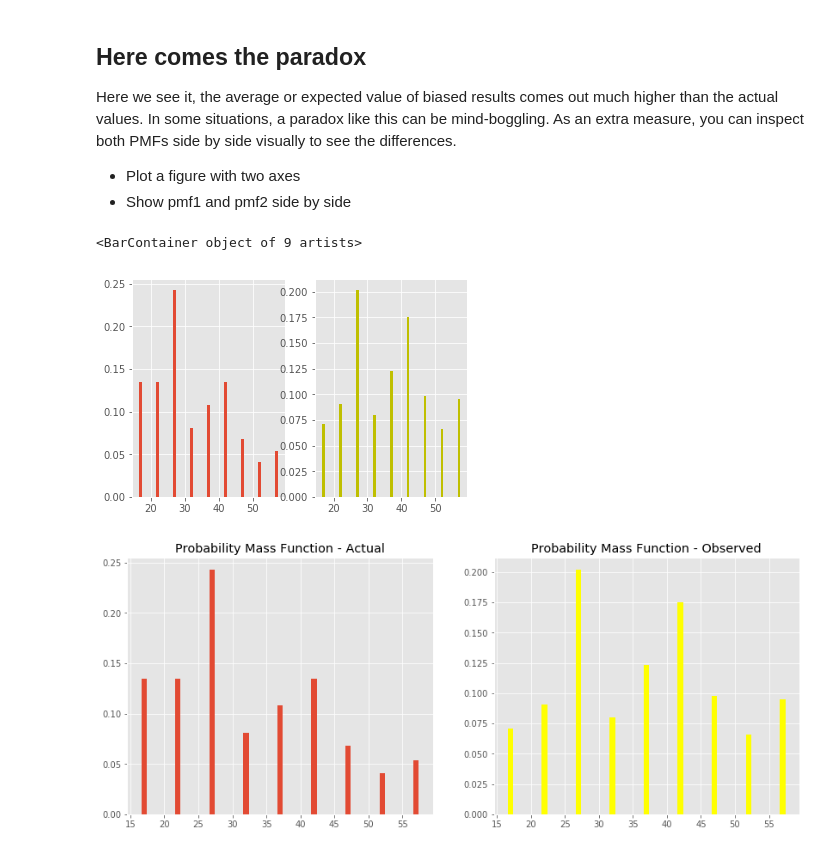
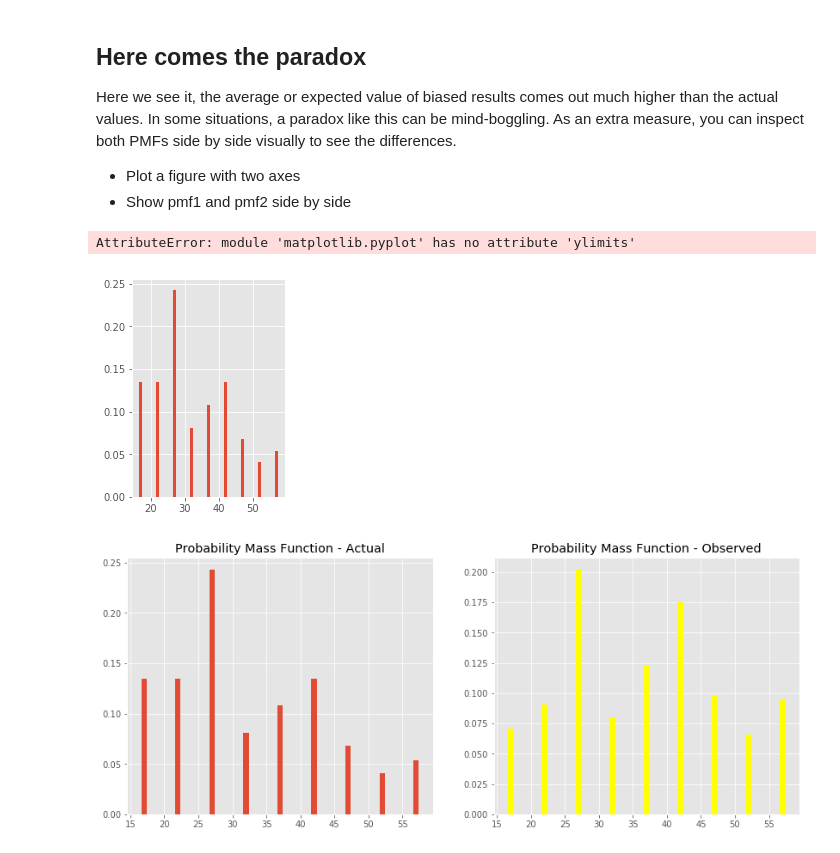
Before and after one commit to Pietrassyk/dsc-probability-mass-function-lab-nyc-ds-career-042219, a Jupyter notebook: index.ipynb, the cells around one changed output. Drawn from its saved outputs; the diff is of its cells as text; code cells hidden in the pictures.

```diff
--- a/index.ipynb
+++ b/index.ipynb
@@ -155,13 +155,13 @@ Here we see it, the average or expected value of biased results comes out much h
 # %%
 plt.subplot(1,2,1)
 
 plt.bar(sizes,pmf)
-
+plt.ylimits(0,0.25)
 plt.subplot(1,2,2)
 plt.bar(sizes,pmf2, color = "y")
 # %% [output]
-<BarContainer object of 9 artists>
+AttributeError: module 'matplotlib.pyplot' has no attribute 'ylimits'
-[figure, old version]
+[figure, new version]
 # %%
 # Plot pmfs side by side
 # %% [output]
```
